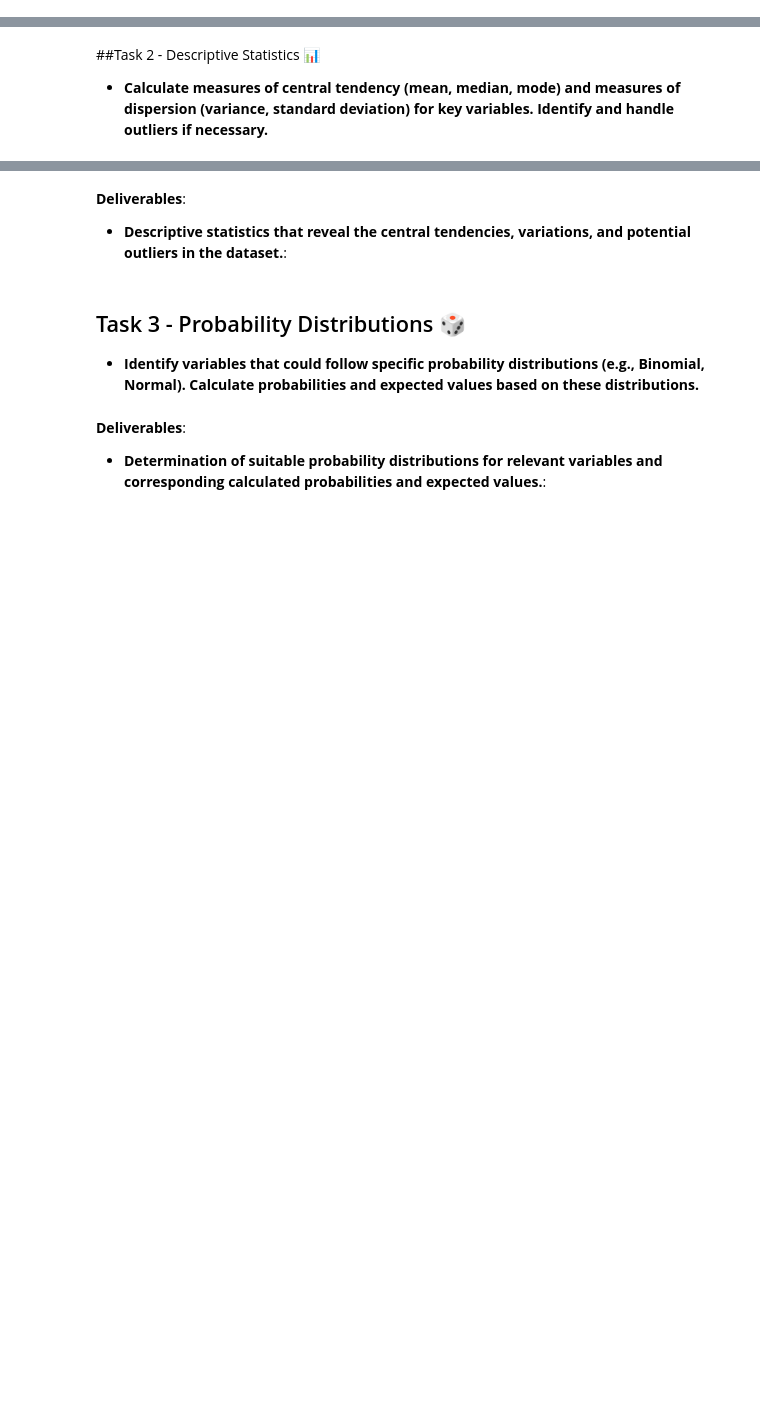
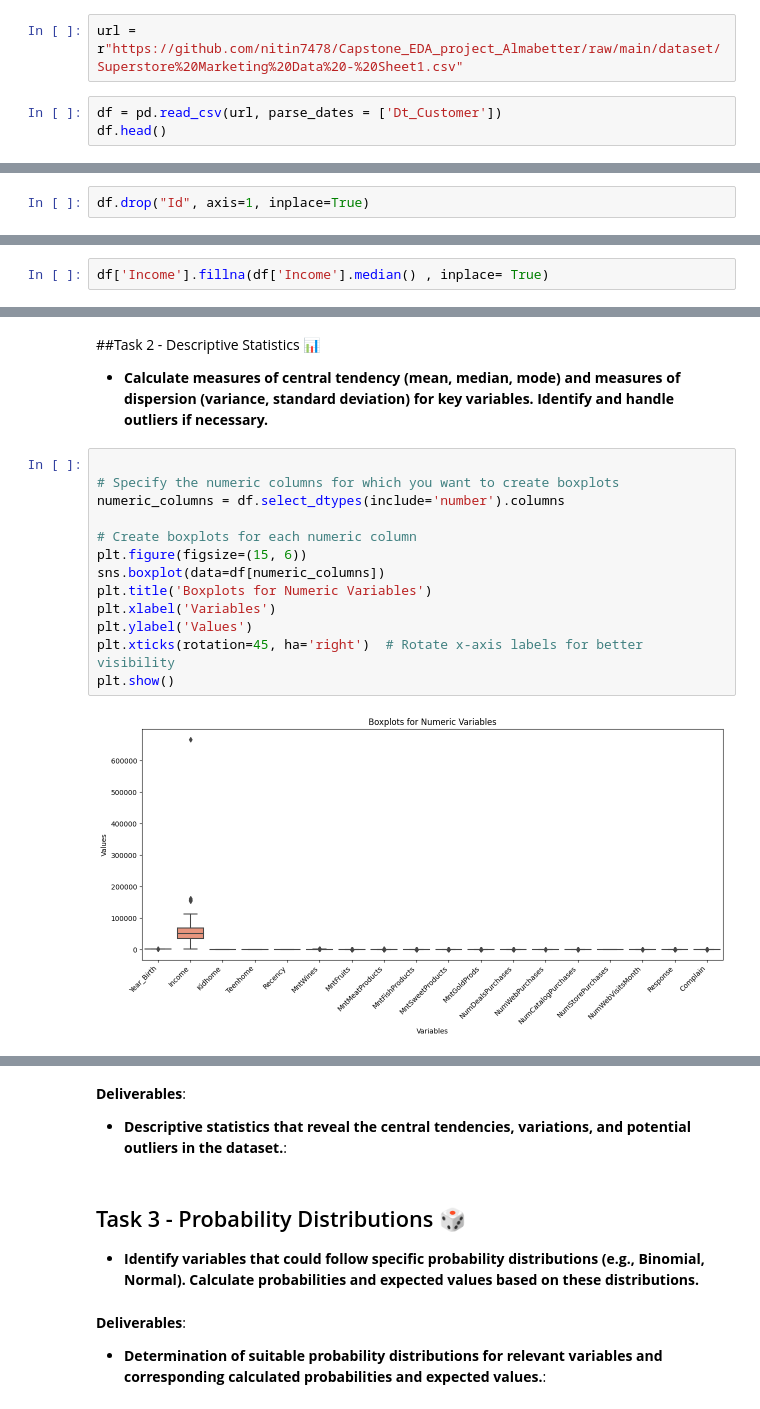
Before and after one commit to nitin7478/Capstone_EDA_project_Almabetter, a Jupyter notebook: Applied_Statistics_Project.ipynb, the cells around one changed output, grey strips where cells are left out. Cells and saved outputs as stored; diff of their text form; blank space fills up the shorter version.

```diff
--- a/Applied_Statistics_Project.ipynb
+++ b/Applied_Statistics_Project.ipynb
@@ -47,0 +56,5 @@ Data description is as follows;
+# %%
+url = r"https://github.com/nitin7478/Capstone_EDA_project_Almabetter/raw/main/dataset/Superstore%20Marketing%20Data%20-%20Sheet1.csv"
+# %%
+df = pd.read_csv(url, parse_dates = ['Dt_Customer'])
+df.head()
@@ -53,0 +131,2 @@ Data description is as follows;
+# %%
+df.drop("Id", axis=1, inplace=True)
@@ -53,0 +143,2 @@ Data description is as follows;
+# %%
+df['Income'].fillna(df['Income'].median() , inplace= True)
@@ -69,3 +200,18 @@ Data description is as follows;
 ##Task 2 - Descriptive Statistics 📊
 
 - **Calculate measures of central tendency (mean, median, mode) and measures of dispersion (variance, standard deviation) for key variables. Identify and handle outliers if necessary.**
+# %%
+
+# Specify the numeric columns for which you want to create boxplots
+numeric_columns = df.select_dtypes(include='number').columns
+
+# Create boxplots for each numeric column
+plt.figure(figsize=(15, 6))
+sns.boxplot(data=df[numeric_columns])
+plt.title('Boxplots for Numeric Variables')
+plt.xlabel('Variables')
+plt.ylabel('Values')
+plt.xticks(rotation=45, ha='right')  # Rotate x-axis labels for better visibility
+plt.show()
+# %% [output]
+[figure, added]
```
Also changed, not shown: parts of 55 cells of this notebook.
